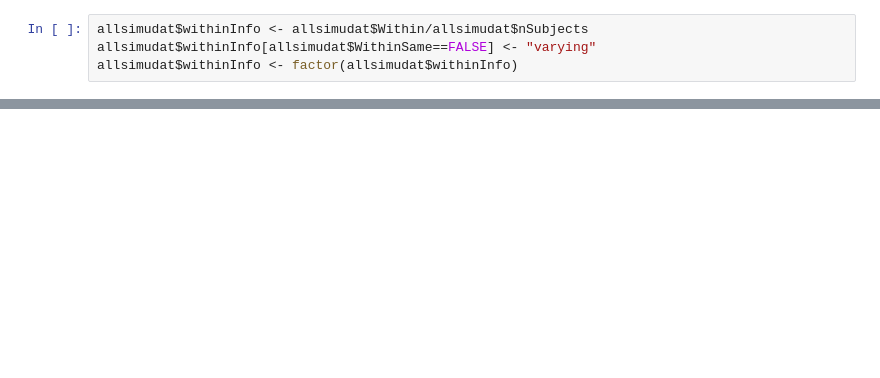
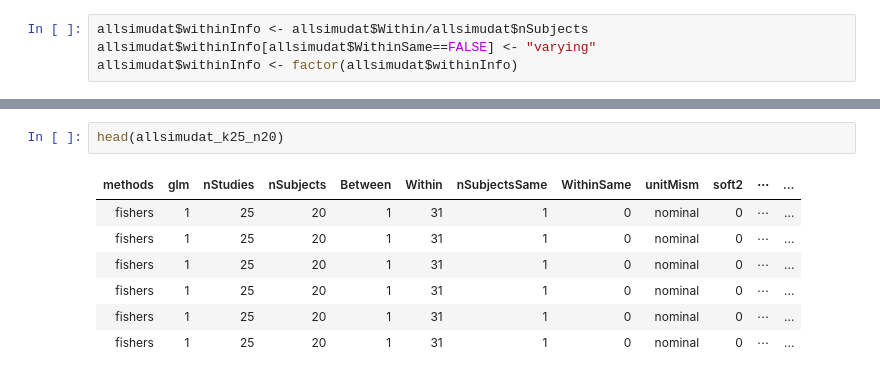
Before and after one commit to cmaumet/zmeta, a Jupyter notebook: Scripts/simulations/lib/plot_n50.ipynb, the cells around one changed output, grey strips where cells are left out. Cells and saved outputs as stored; diff of their text form; blank space fills up the shorter version.

```diff
--- a/Scripts/simulations/lib/plot_n50.ipynb
+++ b/Scripts/simulations/lib/plot_n50.ipynb
@@ -93,0 +89,10 @@ p <- plot_qq_p(
+# %%
+head(allsimudat_k25_n20)
+# %% [output]
+| methods | glm | nStudies | nSubjects | Between | Within | nSubjectsSame | WithinSame | unitMism | soft2 | ⋯ | ... |
+| fishers | 1 | 25 | 20 | 1 | 31 | 1 | 0 | nominal | 0 | ⋯ | ... |
+| fishers | 1 | 25 | 20 | 1 | 31 | 1 | 0 | nominal | 0 | ⋯ | ... |
+| fishers | 1 | 25 | 20 | 1 | 31 | 1 | 0 | nominal | 0 | ⋯ | ... |
+| fishers | 1 | 25 | 20 | 1 | 31 | 1 | 0 | nominal | 0 | ⋯ | ... |
+| fishers | 1 | 25 | 20 | 1 | 31 | 1 | 0 | nominal | 0 | ⋯ | ... |
+| fishers | 1 | 25 | 20 | 1 | 31 | 1 | 0 | nominal | 0 | ⋯ | ... |
```
Also changed, not shown: parts of 4 cells of this notebook.
